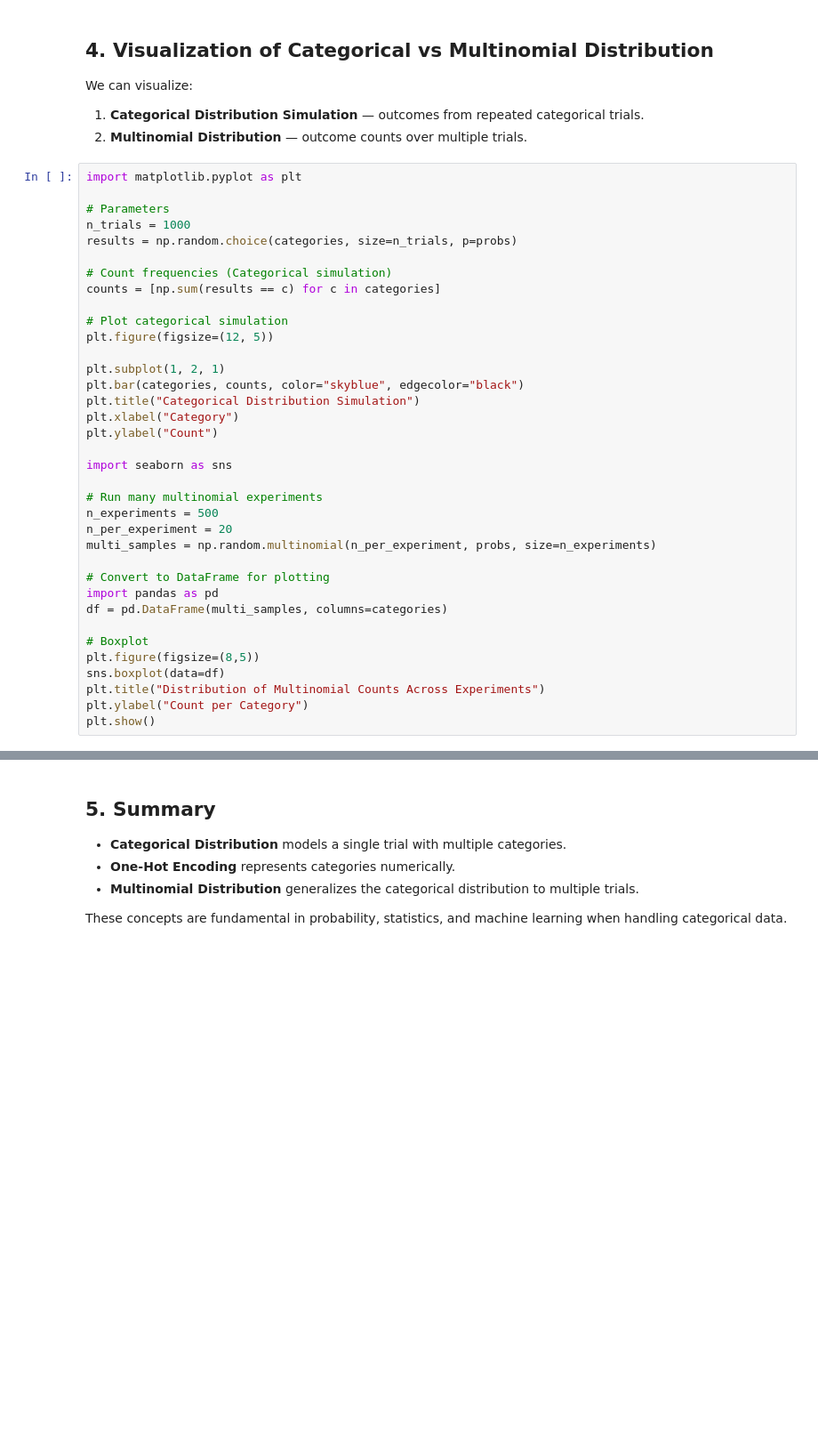
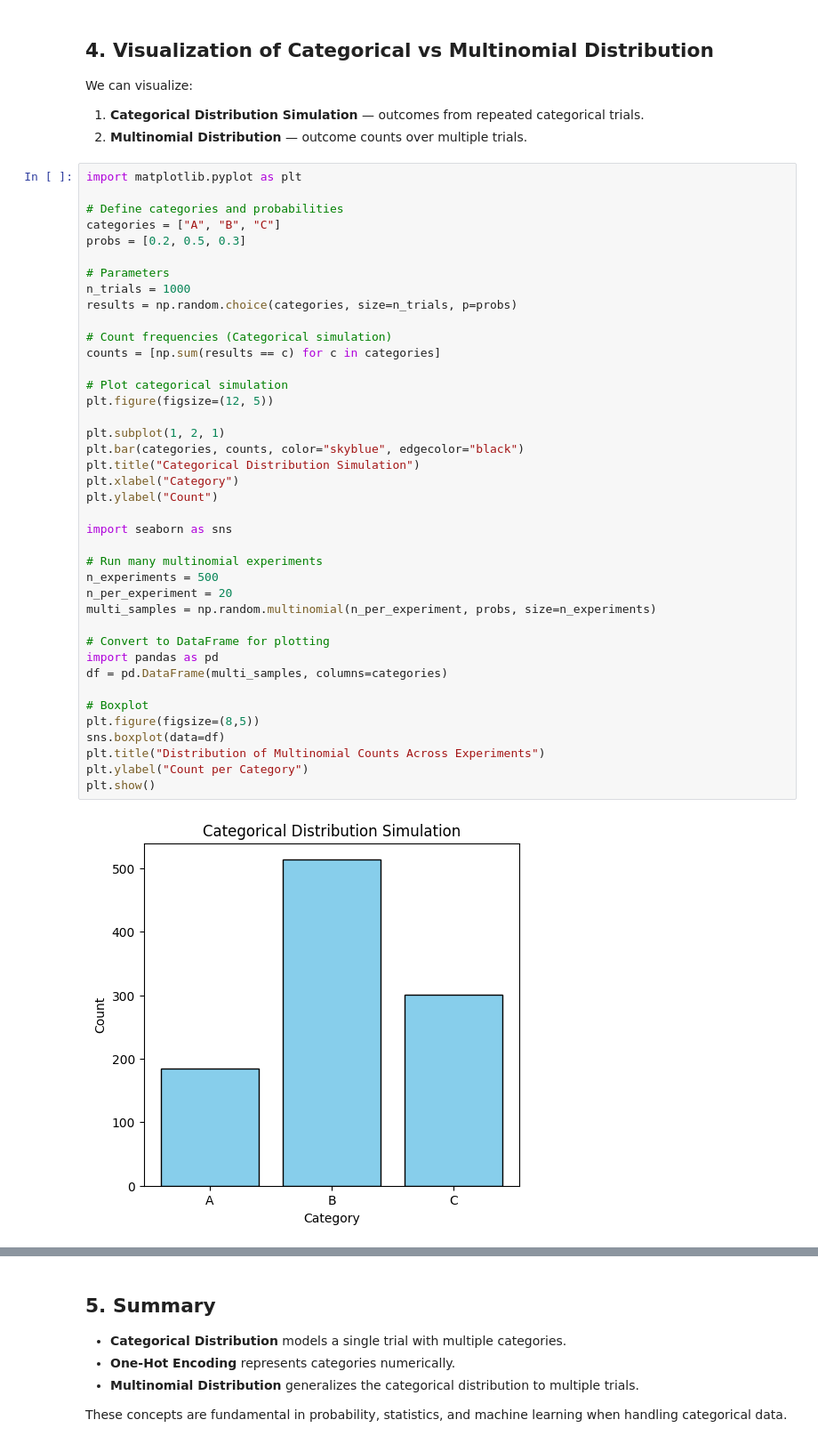
Before and after one commit to wingated/cs473, a Jupyter notebook: mini_labs/week_2_catdist.ipynb, the cells around one changed output, grey strips where cells are left out. Shown: that part at 89% size. Saved outputs shown, nothing was run; the diff lists cells and outputs as text; blank space fills up the shorter version.

```diff
--- a/mini_labs/week_2_catdist.ipynb
+++ b/mini_labs/week_2_catdist.ipynb
@@ -63,6 +79,10 @@ We can visualize:
 2. **Multinomial Distribution** — outcome counts over multiple trials.
 # %%
 import matplotlib.pyplot as plt
+
+# Define categories and probabilities
+categories = ["A", "B", "C"]
+probs = [0.2, 0.5, 0.3]
 
 # Parameters
 n_trials = 1000
@@ -70,30 +90,32 @@ results = np.random.choice(categories, size=n_trials, p=probs)
 
 # Count frequencies (Categorical simulation)
 counts = [np.sum(results == c) for c in categories]
 
 # Plot categorical simulation
 plt.figure(figsize=(12, 5))
 
 plt.subplot(1, 2, 1)
 plt.bar(categories, counts, color="skyblue", edgecolor="black")
 plt.title("Categorical Distribution Simulation")
 plt.xlabel("Category")
 plt.ylabel("Count")
 
 import seaborn as sns
 
 # Run many multinomial experiments
 n_experiments = 500
 n_per_experiment = 20
 multi_samples = np.random.multinomial(n_per_experiment, probs, size=n_experiments)
 
 # Convert to DataFrame for plotting
 import pandas as pd
 df = pd.DataFrame(multi_samples, columns=categories)
 
 # Boxplot
 plt.figure(figsize=(8,5))
 sns.boxplot(data=df)
 plt.title("Distribution of Multinomial Counts Across Experiments")
 plt.ylabel("Count per Category")
 plt.show()
+# %% [output]
+[figure, added]
```
Also changed, not shown: parts of 3 cells of this notebook.
